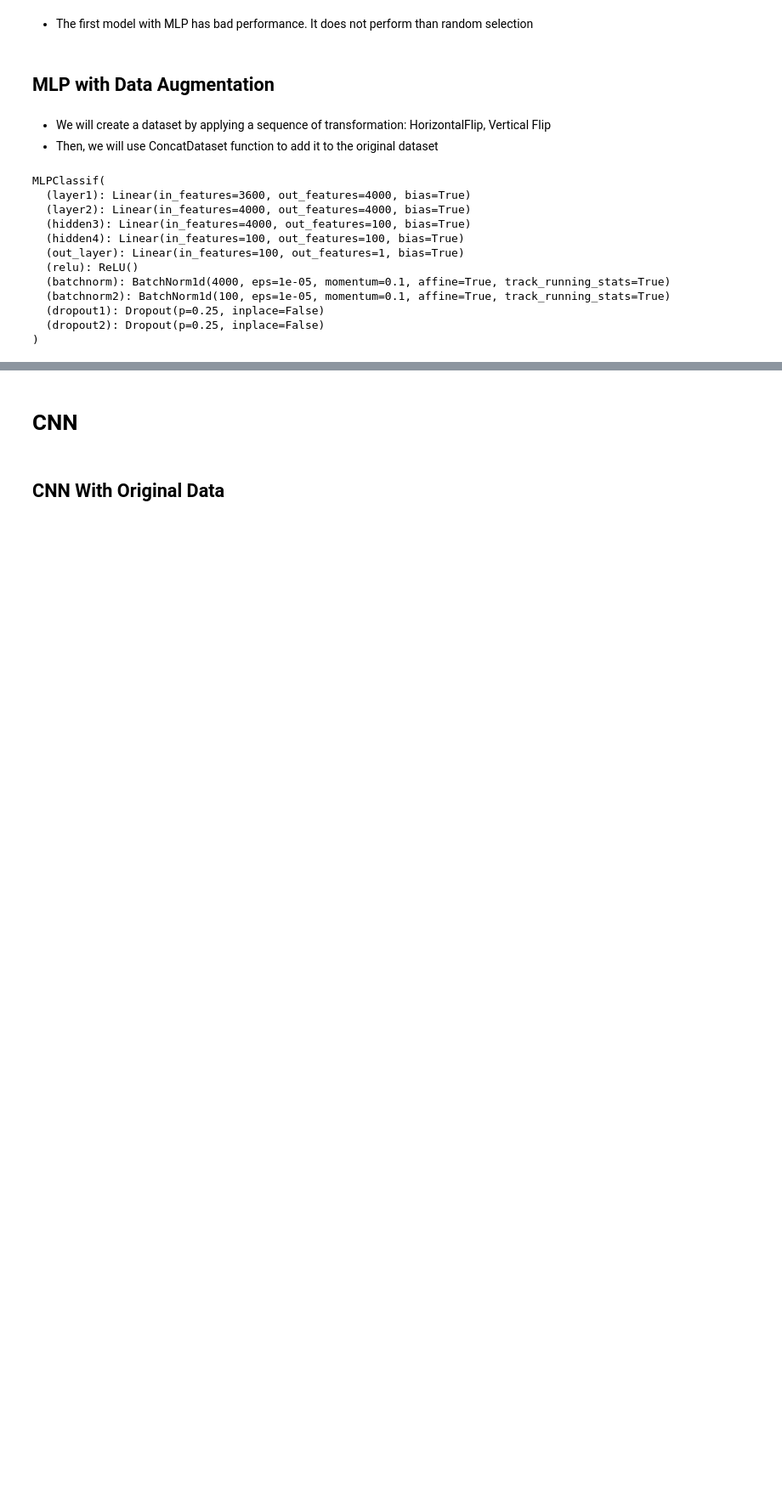
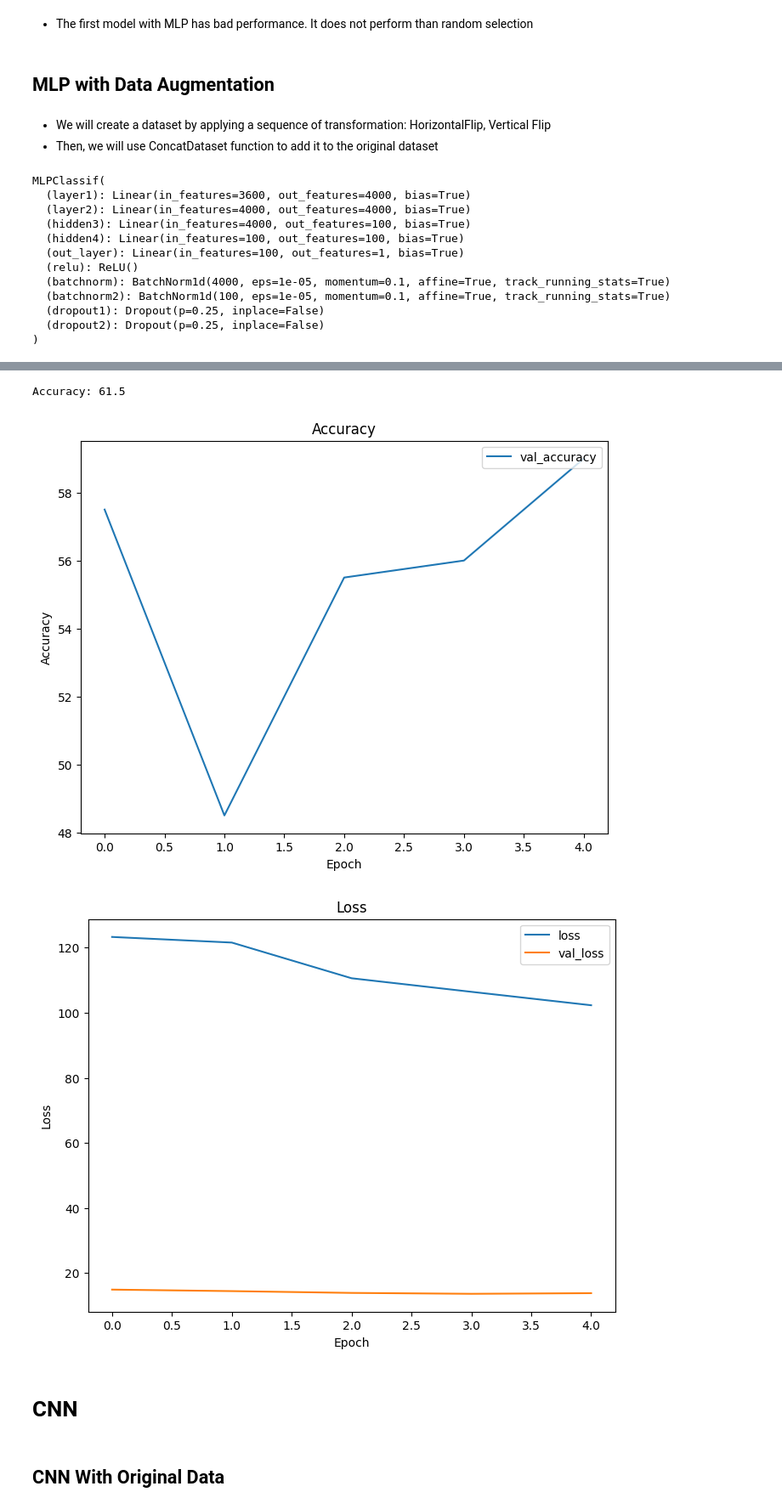
Before and after one commit to MNIKIEMA/Real-and-Fake-Face-Detection, a Jupyter notebook: Final_notebook.ipynb, the cells around one changed output, grey strips where cells are left out. Shown: that part at 85% size. Saved outputs shown, nothing was run; the diff lists cells and outputs as text; code cells hidden in the pictures; blank space fills up the shorter version.

```diff
--- a/Final_notebook.ipynb
+++ b/Final_notebook.ipynb
@@ -655,0 +669,3 @@ plot_history(mlp_history2)
+# %%
+model = MLPClassif(INPUT_SIZE, HIDDEN_SIZE1, HIDDEN_SIZE2, OUTPUT_SIZE)
+model.apply(init_weights)
@@ -655,0 +685,13 @@ plot_history(mlp_history2)
+# %%
+model = model.to(device)
+learning_rate = 0.001
+print('Train on GPU: '+ str(next(model.parameters()).is_cuda))
+model_mlp3, mlp_history3 = train_val_binary_classifier(model,
+                                                     train_app_data_loader,
+                                                     valid_data_loader,
+                                                     EPOCHS,loss_fn,
+                                                     learning_rate,
+                                                     verbose=True,
+                                                     resize=mlp_transform,
+                                                     file_name='mlp_parameters.pt',
+                                                     mlp = True)
@@ -656,3 +716,13 @@ plot_history(mlp_history2)
+# %%
+print("Accuracy: "+ str(eval_binary_classifier(model_mlp3, test_data_loader, loss_fn=loss_fn,
+                       resize = mlp_transform, mlp=True)[1]))
+# %% [output]
+Accuracy: 61.5
+# %%
+plot_history(mlp_history3)
+# %% [output]
+[figure, added]
+[figure, added]
 # %% [markdown]
 # CNN
 # %%
```
Also changed, not shown: parts of 29 cells of this notebook.
